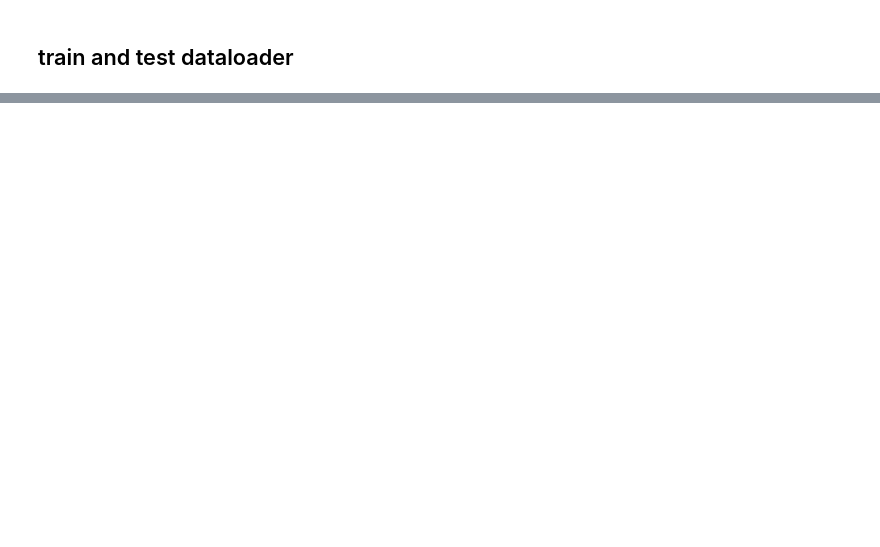
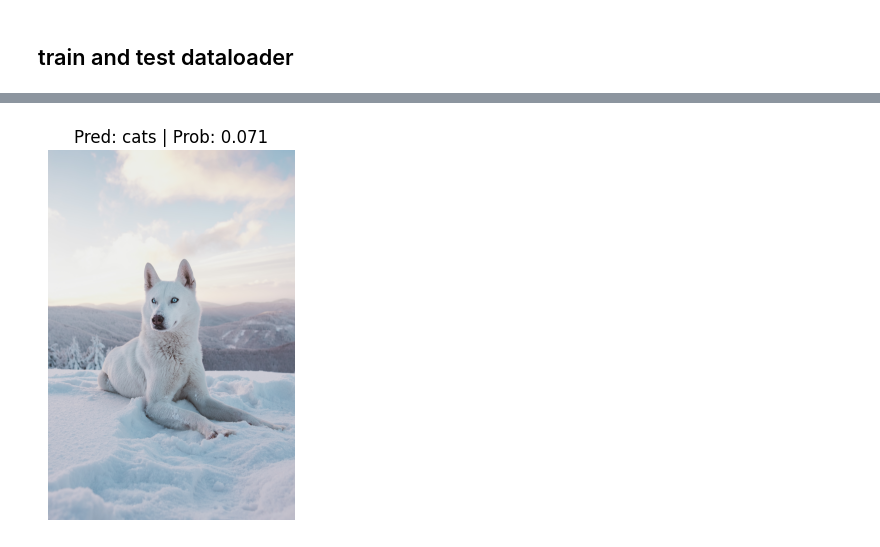
Before and after one commit to NNRahat/PyTorch_projects, a Jupyter notebook: dogs_and_cats.ipynb, the cells around one changed output, grey strips where cells are left out. Cells and saved outputs as stored; diff of their text form; code cells hidden in the pictures; blank space fills up the shorter version.

```diff
--- a/dogs_and_cats.ipynb
+++ b/dogs_and_cats.ipynb
@@ -15,0 +18,3 @@ dogs-vs-cats.zip: Skipping, found more recently modified local copy (use --force
+# %%
+device = "cuda" if torch.cuda.is_available() else "cpu"
+device
@@ -63,2 +74,8 @@ Checked out revision 4.
+# %%
+transform = transforms.Compose([
+    transforms.Resize(size = (224,224)),
+    transforms.TrivialAugmentWide(num_magnitude_bins = 31),
+    transforms.ToTensor()
+])
 # %% [markdown]
 ## train and test dataloader
@@ -66,0 +82,11 @@ from going_moduler import data_setup,
+# %%
+from going_moduler import data_setup, multiclass_predictions, binary_predictions, multiclass_engine, binary_engine
+
+BATCH_SIZE = 32
+train_dataloader, test_dataloader, class_names = data_setup.create_dataloaders(
+    train_dir = train_dir,
+    test_dir = test_dir,
+    transform = transform,
+    batch_size= BATCH_SIZE,
+    num_workers = os.cpu_count()
+)
@@ -66,0 +151,4 @@ from going_moduler import data_setup,
+# %%
+model_0 = TinyVGG(input_shape = 3,
+                  hidden_units = 10,
+                  output_shape = 1).to(device)
@@ -66,0 +361,8 @@ from going_moduler import data_setup,
+# %%
+IMAGE_PATH = "/content/dog2.jpg"
+pred_and_plot_image(model = model_0,
+                                class_names = class_names,
+                                image_path = IMAGE_PATH,
+                                device = device)
+# %% [output]
+[figure, added]
```
Also changed, not shown: parts of 20 cells of this notebook.
